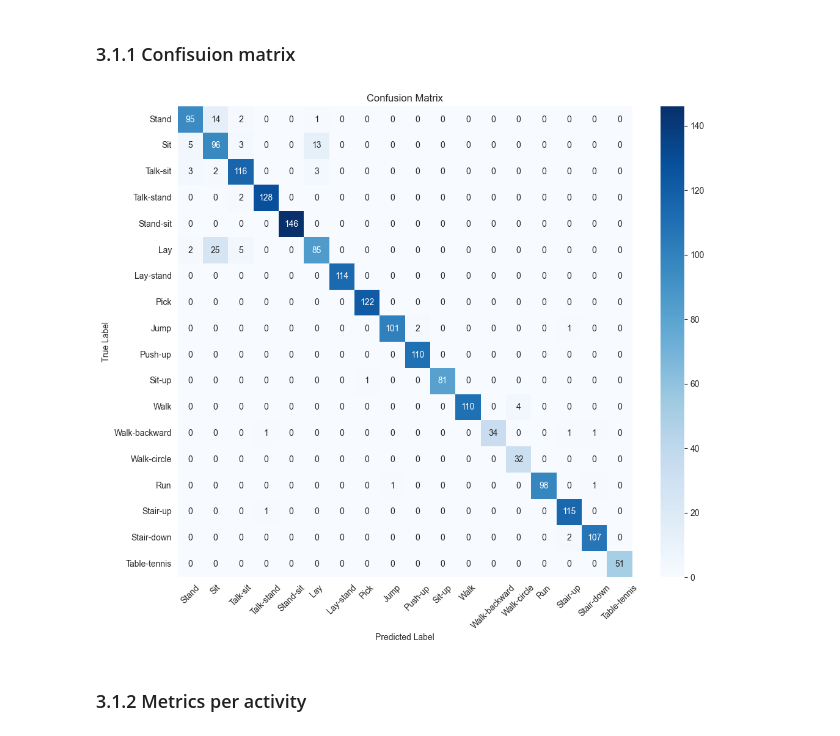
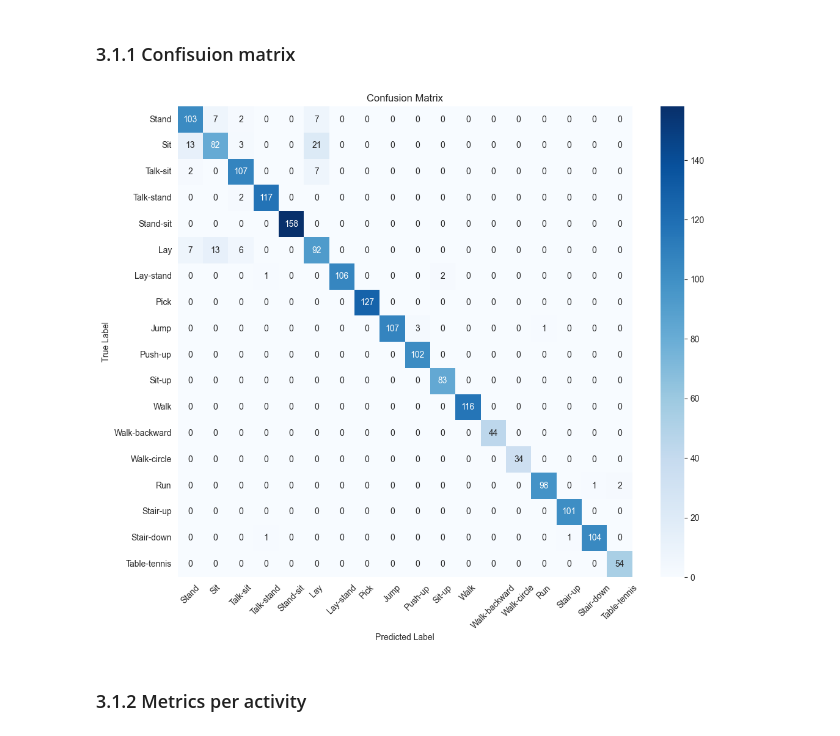
Before and after one commit to Wasloso/isa-s1-mla-project, a Jupyter notebook: neural_network_showcase.ipynb, the cells around one changed output. Cells and saved outputs as stored; diff of their text form; code cells hidden in the pictures.

```diff
--- a/neural_network_showcase.ipynb
+++ b/neural_network_showcase.ipynb
@@ -38,7 +38,7 @@ The `prepare_har_dataset` function converts raw CSV data into structured, model-
 The `remap_dataset` is a utility function that allows to filter or re-index the labels for specific experiments (e.g. combining sit and sit-talk into one "sit" class).
 # %%
 def prepare_har_dataset(
-    csv_path: str, mode: Literal["raw", "mag", "hybrid"] = "hybrid", shuffle: bool = True
+    csv_path: str, mode: Literal["raw", "mag", "hybrid"] = "hybrid", shuffle: bool = True, random_state: int | None = None
 ) -> tuple[np.ndarray, np.ndarray, np.ndarray, StandardScaler]:
     """
     Loads the HAR dataset from a CSV file and prepares it for training.
@@ -80,7 +80,8 @@ def prepare_har_dataset(
     X_final = np.transpose(X_final, (0, 2, 1))
     if shuffle:
         indices = np.arange(num_samples)
-        np.random.shuffle(indices)
+        rng = np.random.default_rng(seed=random_state)
+        rng.shuffle(indices)
         X_final = X_final[indices]
         Y = Y[indices]
         lengths = lengths[indices]
@@ -584,17 +685,22 @@ plot_top_mutual_confusions(Y_magnitude_test, predictions, activity_map, top_n=5)
 # %% [markdown]
 # 3. Neural network evaluation (hybrid)
 # %%
-X_HYBRID, Y_HYBRID, LENGHTS_HYBRID, SCALER_HYBRID = prepare_har_dataset(dataset_path, mode="hybrid", shuffle=True)
+X_HYBRID, Y_HYBRID, LENGHTS_HYBRID, SCALER_HYBRID = prepare_har_dataset(
+    dataset_path, mode="hybrid", shuffle=False, random_state=42
+)
 # %%
-X_temp, X_hybrid_test, Y_temp, Y_hybrid_test, lengths_temp, lengths_hybrid_test = train_test_split(
-    X_HYBRID, Y_HYBRID, LENGHTS_HYBRID, test_size=0.2, random_state=2
+_X_tmp, X_hybrid_test, _Y_tmp, Y_hybrid_test_int, _len_tmp, lengths_hybrid_test = train_test_split(
+    X_HYBRID, Y_HYBRID, LENGHTS_HYBRID, test_size=0.2, random_state=42, stratify=Y_HYBRID
 )
+X_hybrid_train, X_hybrid_val, Y_hybrid_train_int, Y_hybrid_val_int, lengths_hybrid_train, lengths_hybrid_val = train_test_split(
+    _X_tmp, _Y_tmp, _len_tmp, test_size=0.25, random_state=42, stratify=_Y_tmp
+)
+del _X_tmp, _Y_tmp, _len_tmp
 
+labels_hybrid = [activity_map[i] for i in range(num_classes)]
+Y_hybrid_train = np.eye(num_classes)[Y_hybrid_train_int.astype(int)]
+Y_hybrid_val   = np.eye(num_classes)[Y_hybrid_val_int.astype(int)]
+Y_hybrid_test  = np.eye(num_classes)[Y_hybrid_test_int.astype(int)]
 
-X_hybrid_train, X_hybrid_val, Y_hybrid_train, Y_hybrid_val, lengths_hybrid_train, lengths_hybrid_val = train_test_split(
-    X_temp, Y_temp, lengths_temp, test_size=0.25, random_state=2
-)
-labels_hybrid = [activity_map[i] for i in range(num_classes)]
-Y_hybrid_train = np.eye(num_classes)[Y_hybrid_train.astype(int)]
-Y_hybrid_val = np.eye(num_classes)[Y_hybrid_val.astype(int)]
-Y_hybrid_test = np.eye(num_classes)[Y_hybrid_test.astype(int)]
+print(f"Hybrid split  →  Train: {X_hybrid_train.shape[0]}  Val: {X_hybrid_val.shape[0]}  Test: {X_hybrid_test.shape[0]}")
+print(f"Class balance (train): {np.bincount(Y_hybrid_train_int)}")
@@ -613,7 +722,7 @@ history_hybrid, total_time = model_hybrid.fit(
     val_mask=lengths_hybrid_val,
     lr_decay_epochs=30,
     lr_decay=0.75,
-    early_stopping_patience=15,
+    early_stopping_patience=20,
     early_stopping_min_delta=1e-3,
 )
 
@@ -657,15 +766,18 @@ plot_training_history(history_hybrid)
 # %% [markdown]
 ### 3.1.1 Confisuion matrix
 # %%
+_preds_hybrid = model_hybrid.predict(X_hybrid_test, mask=lengths_hybrid_test)
+y_hybrid_true_idx = np.argmax(Y_hybrid_test, axis=1)
+y_hybrid_pred_idx = np.argmax(_preds_hybrid, axis=1)
 plot_confusion_matrix(
-    X_hybrid_test,
-    Y_hybrid_test,
+    y_hybrid_true_idx,
+    y_hybrid_pred_idx,
     model_hybrid,
     lengths_test=lengths_hybrid_test,
     activity_map=model_hybrid.activity_labels,
 )
 # %% [output]
-[figure, old version]
+[figure, new version]
 # %% [markdown]
 ### 3.1.2 Metrics per activity
 # %%
```
Also changed, not shown: parts of 76 cells of this notebook.
